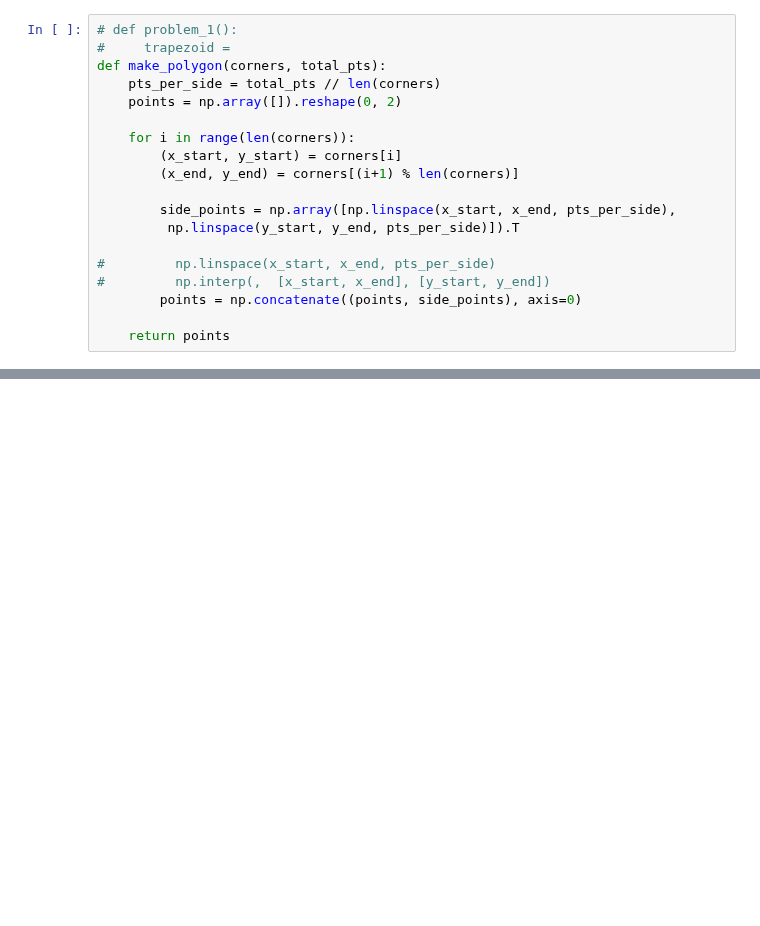
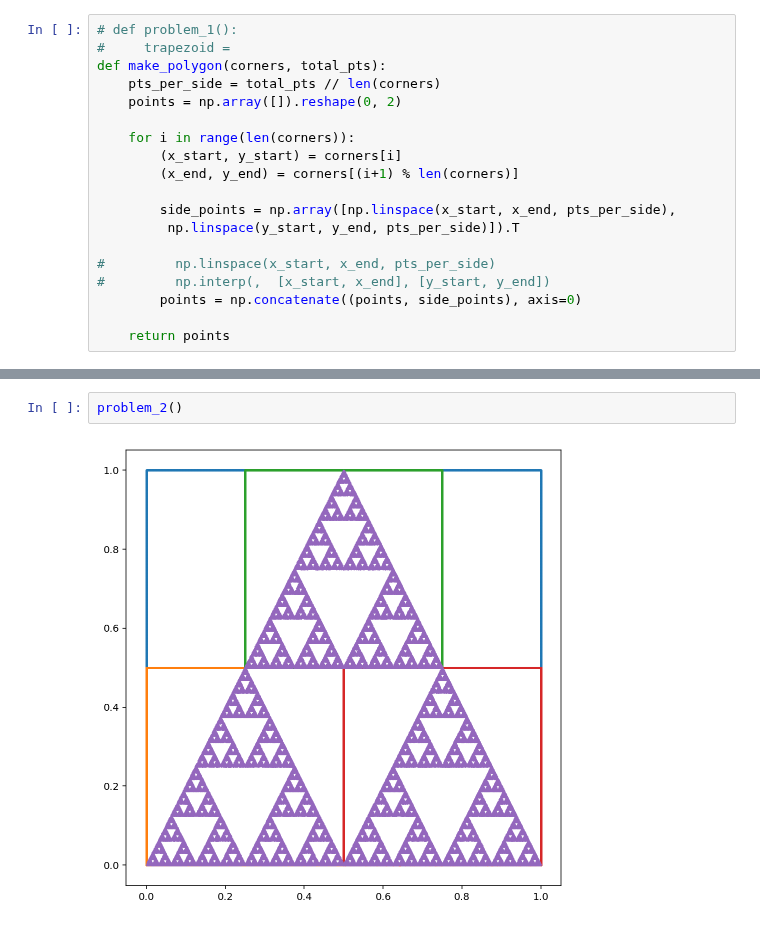
Before and after one commit to themichaelyang/dynsys, a Jupyter notebook: hw-7.ipynb, the cells around one changed output, grey strips where cells are left out. Cells and saved outputs as stored; diff of their text form; blank space fills up the shorter version.

Commit message:
Complete hw 7 problem 2

```diff
--- a/hw-7.ipynb
+++ b/hw-7.ipynb
@@ -85,0 +164,4 @@ problem_1()
+# %%
+problem_2()
+# %% [output]
+[figure, added]
```
Also changed, not shown: parts of 5 cells of this notebook, 1 other file.
